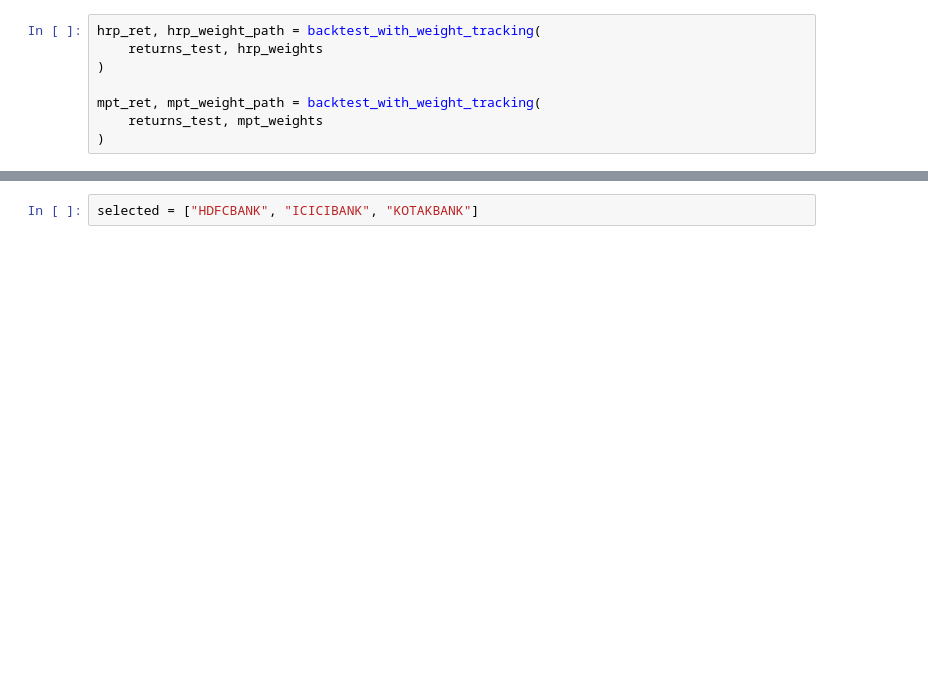
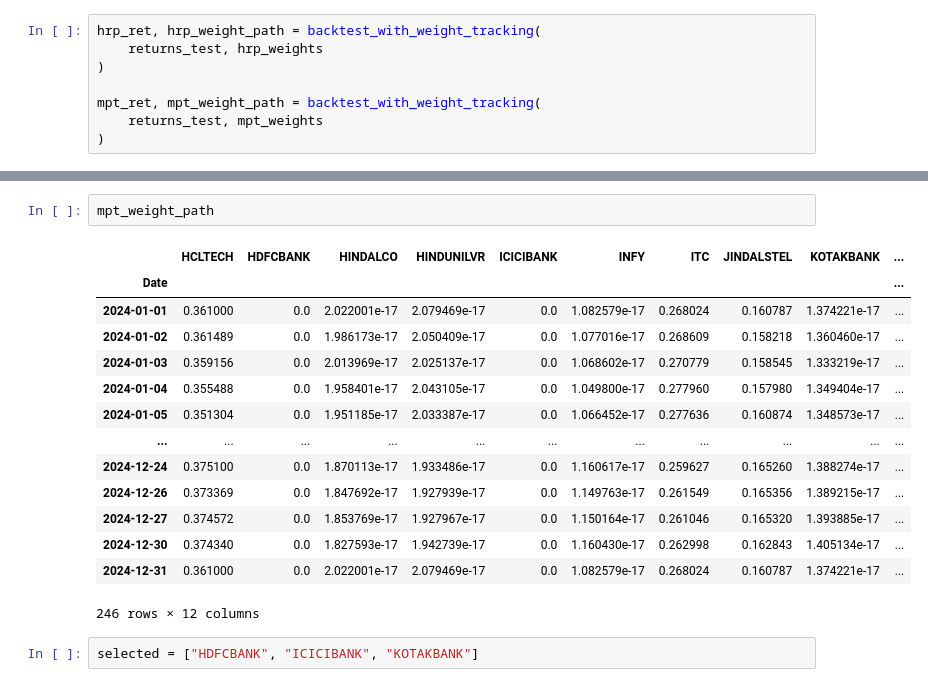
Before and after one commit to usnaveen/DA6701-Data-Science-and-AI-in-Finance, a Jupyter notebook: Assignment3/assignment3_part2/src/Person3_HRP_Data_and_Clustering.ipynb, the cells around one changed output, grey strips where cells are left out. Saved outputs shown, nothing was run; the diff lists cells and outputs as text; blank space fills up the shorter version.

```diff
--- a/Assignment3/assignment3_part2/src/Person3_HRP_Data_and_Clustering.ipynb
+++ b/Assignment3/assignment3_part2/src/Person3_HRP_Data_and_Clustering.ipynb
@@ -1384,3 +1410,20 @@ mpt_ret, mpt_weight_path = backtest_with_weight_tracking(
+# %%
+mpt_weight_path
+# %% [output]
+|  | HCLTECH | HDFCBANK | HINDALCO | HINDUNILVR | ICICIBANK | INFY | ITC | JINDALSTEL | KOTAKBANK | ... |
+| Date |  |  |  |  |  |  |  |  |  | ... |
+| 2024-01-01 | 0.361000 | 0.0 | 2.022001e-17 | 2.079469e-17 | 0.0 | 1.082579e-17 | 0.268024 | 0.160787 | 1.374221e-17 | ... |
+| 2024-01-02 | 0.361489 | 0.0 | 1.986173e-17 | 2.050409e-17 | 0.0 | 1.077016e-17 | 0.268609 | 0.158218 | 1.360460e-17 | ... |
+| 2024-01-03 | 0.359156 | 0.0 | 2.013969e-17 | 2.025137e-17 | 0.0 | 1.068602e-17 | 0.270779 | 0.158545 | 1.333219e-17 | ... |
+| 2024-01-04 | 0.355488 | 0.0 | 1.958401e-17 | 2.043105e-17 | 0.0 | 1.049800e-17 | 0.277960 | 0.157980 | 1.349404e-17 | ... |
+| 2024-01-05 | 0.351304 | 0.0 | 1.951185e-17 | 2.033387e-17 | 0.0 | 1.066452e-17 | 0.277636 | 0.160874 | 1.348573e-17 | ... |
+| ... | ... | ... | ... | ... | ... | ... | ... | ... | ... | ... |
+| 2024-12-24 | 0.375100 | 0.0 | 1.870113e-17 | 1.933486e-17 | 0.0 | 1.160617e-17 | 0.259627 | 0.165260 | 1.388274e-17 | ... |
+| 2024-12-26 | 0.373369 | 0.0 | 1.847692e-17 | 1.927939e-17 | 0.0 | 1.149763e-17 | 0.261549 | 0.165356 | 1.389215e-17 | ... |
+| 2024-12-27 | 0.374572 | 0.0 | 1.853769e-17 | 1.927967e-17 | 0.0 | 1.150164e-17 | 0.261046 | 0.165320 | 1.393885e-17 | ... |
+| 2024-12-30 | 0.374340 | 0.0 | 1.827593e-17 | 1.942739e-17 | 0.0 | 1.160430e-17 | 0.262998 | 0.162843 | 1.405134e-17 | ... |
+| 2024-12-31 | 0.361000 | 0.0 | 2.022001e-17 | 2.079469e-17 | 0.0 | 1.082579e-17 | 0.268024 | 0.160787 | 1.374221e-17 | ... |
+246 rows × 12 columns
 # %%
 selected = ["HDFCBANK", "ICICIBANK", "KOTAKBANK"]
 # %%
```
Also changed, not shown: parts of 5 cells of this notebook, 3 other files.
